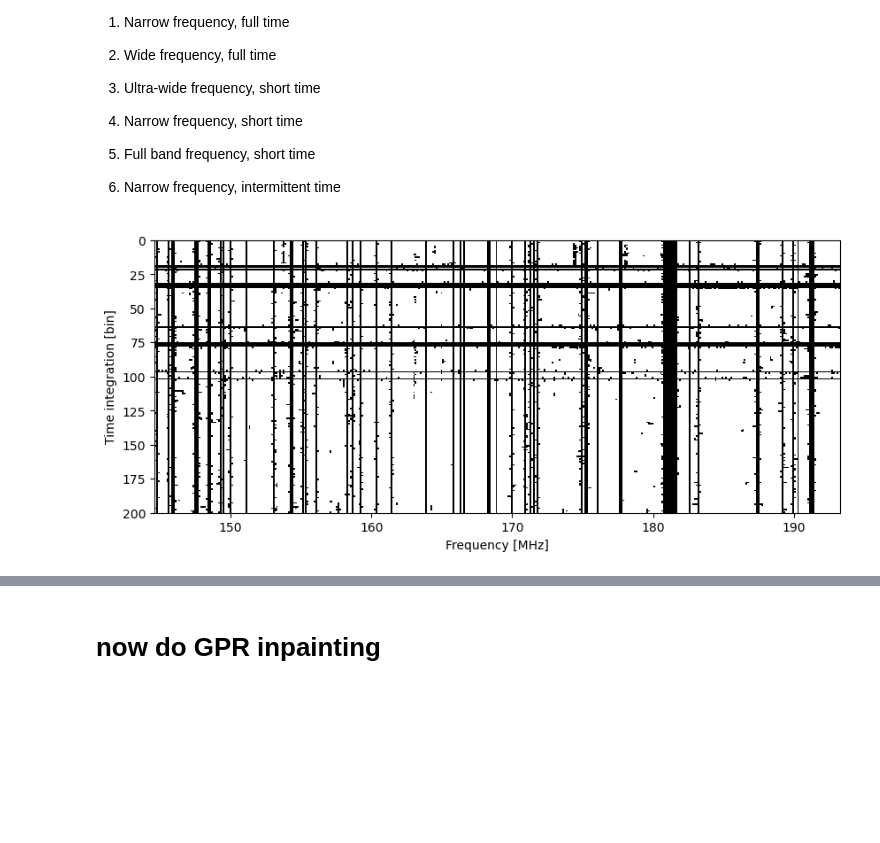
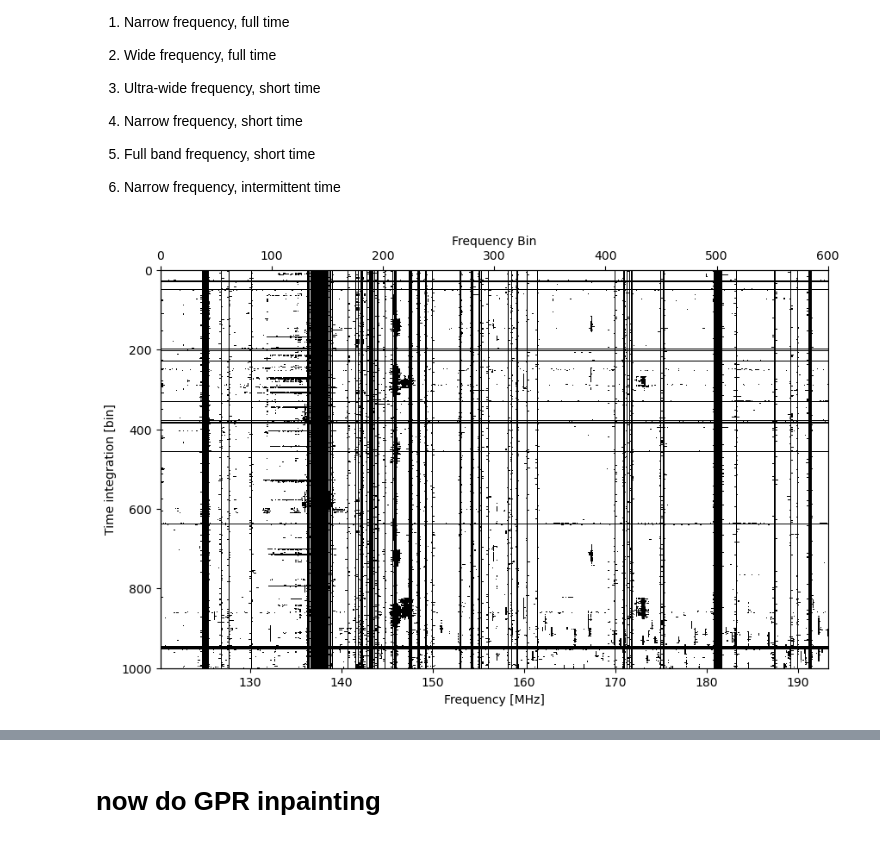
Before and after one commit to Xiaoyunshao/radio_gpr_work, a Jupyter notebook: nkern/gprlim_inpaint.ipynb, the cells around one changed output, grey strips where cells are left out. Drawn from its saved outputs; the diff is of its cells as text; code cells hidden in the pictures; blank space fills up the shorter version.

```diff
--- a/nkern/gprlim_inpaint.ipynb
+++ b/nkern/gprlim_inpaint.ipynb
@@ -55,10 +60,8 @@ We observe at MHz frequencies (120 - 190 MHz).
 
 The data are in units of Jansky (Jy).
 # %%
-# specify frequency channels
-# by default, use equal to or less than 200 time integrations
-# by default, use about 300-400 frequency channels
-freq_chans = range(200, 600)
-time_ints = range(300, 500)
+# load all the data (except for the first 50 integrations which are wrong)
+freq_chans = range(0, 600)
+time_ints = range(680, 1680)
 # %%
 # specify data
@@ -97,7 +101,7 @@ plt.xlabel('East [meters]'); plt.ylabel('North [meters]'); plt.grid();
 load a single redundant baseline
 # %%
 # pick a representative baseline to load and model (start with 0)
-bl = (0, 2)
+bl = (0, 6)
 
 # this gets the index in the redundant set that this baseline falls in
 red_ind = np.where([bl in red for red in reds])[0][0]
@@ -248,11 +293,12 @@ if 'narrowband_intermittent' in flag_types:
 # %%
-plt.figure(figsize=(10, 4))
-plt.imshow(flags[0],
+plt.figure(figsize=(10, 6))
+plt.imshow(flags[0,:,:],
            cmap='Greys', aspect='auto', interpolation='none', extent=[freqs[0], freqs[-1], Ntimes, 0]
 )
 plt.xlabel('Frequency [MHz]'); plt.ylabel('Time integration [bin]');
+ax2 = plt.twiny(); ax2.set_xlim(0, Nfreqs); ax2.set_xlabel('Frequency Bin');
 # %% [output]
-[figure, old version]
+[figure, new version]
 # %%
 from bayeslim.fft import FFT
 
```
Also changed, not shown: parts of 35 cells of this notebook, 2 other files.
